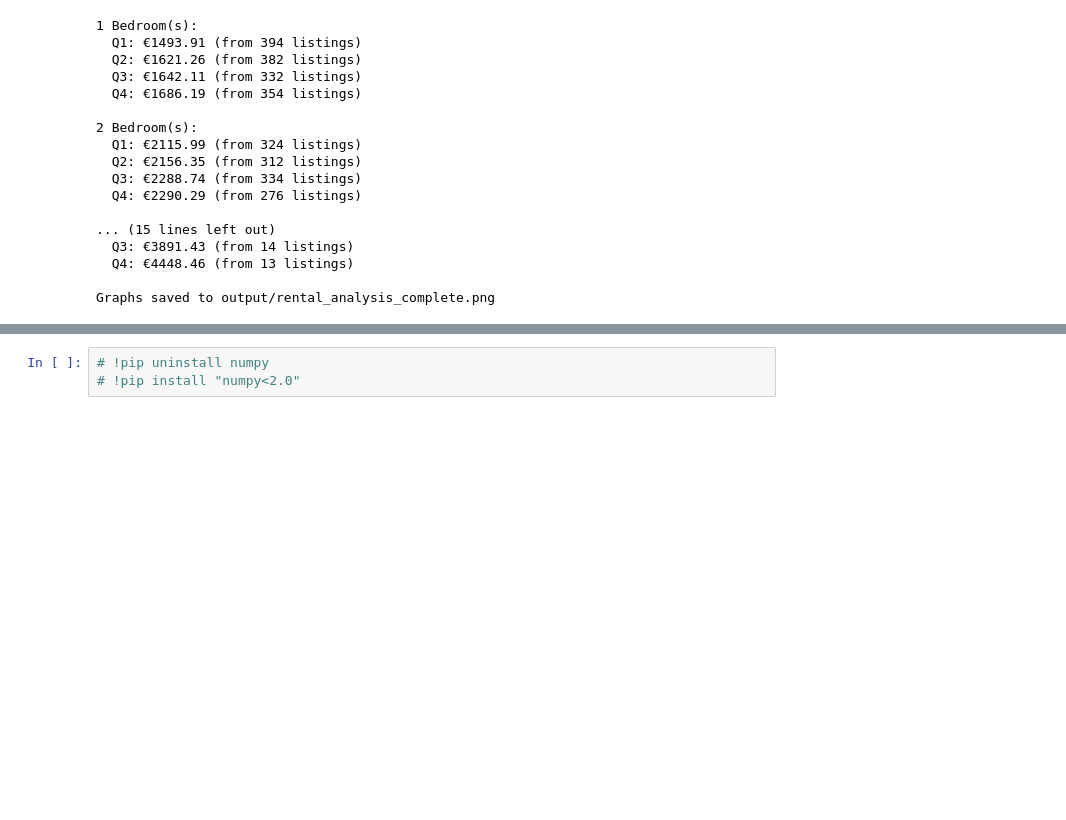
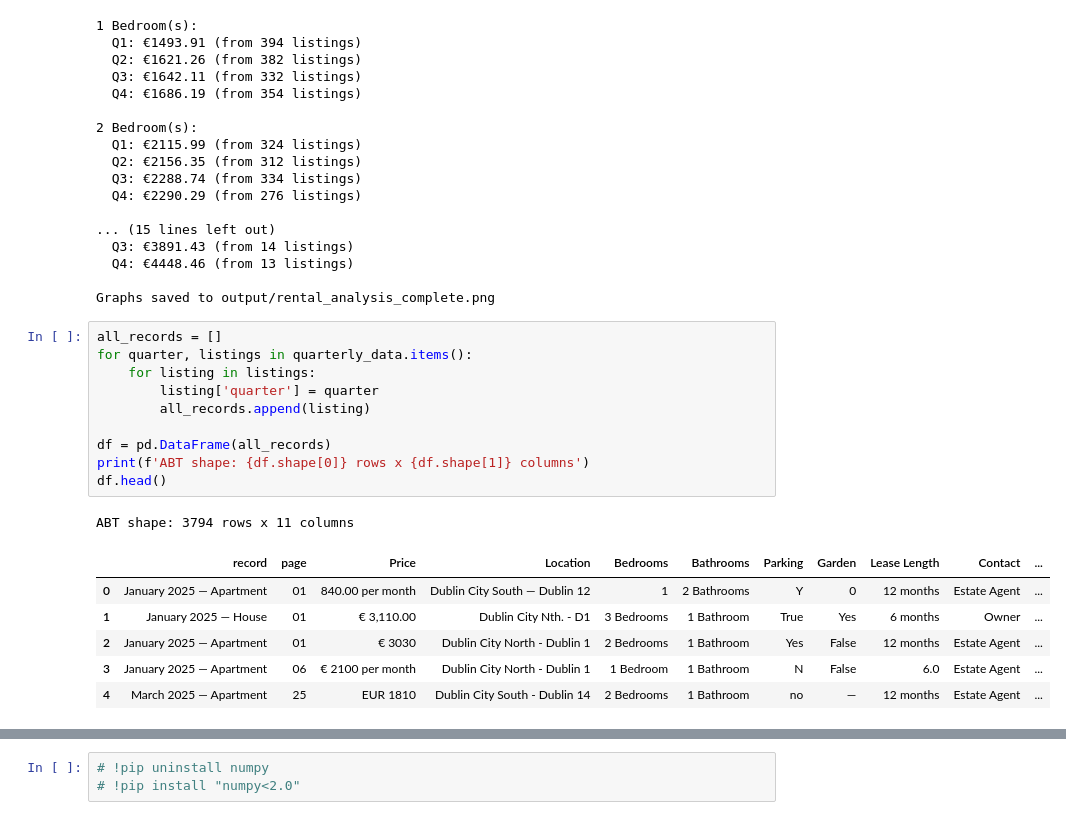
Before and after one commit to caolanmaguire/UCD-python-webscraping-assignment, a Jupyter notebook: Task2.ipynb, the cells around one changed output, grey strips where cells are left out. Cells and saved outputs as stored; diff of their text form; blank space fills up the shorter version.

```diff
--- a/Task2.ipynb
+++ b/Task2.ipynb
@@ -265,3 +267,21 @@ except ImportError as e:
   Q4: €4448.46 (from 13 listings)
 
 Graphs saved to output/rental_analysis_complete.png
+# %%
+all_records = []
+for quarter, listings in quarterly_data.items():
+    for listing in listings:
+        listing['quarter'] = quarter
+        all_records.append(listing)
+
+df = pd.DataFrame(all_records)
+print(f'ABT shape: {df.shape[0]} rows x {df.shape[1]} columns')
+df.head()
+# %% [output]
+ABT shape: 3794 rows x 11 columns
+|  | record | page | Price | Location | Bedrooms | Bathrooms | Parking | Garden | Lease Length | Contact | ... |
+| 0 | January 2025 — Apartment | 01 | 840.00 per month | Dublin City South — Dublin 12 | 1 | 2 Bathrooms | Y | 0 | 12 months | Estate Agent | ... |
+| 1 | January 2025 — House | 01 | € 3,110.00 | Dublin City Nth. - D1 | 3 Bedrooms | 1 Bathroom | True | Yes | 6 months | Owner | ... |
+| 2 | January 2025 — Apartment | 01 | € 3030 | Dublin City North - Dublin 1 | 2 Bedrooms | 1 Bathroom | Yes | False | 12 months | Estate Agent | ... |
+| 3 | January 2025 — Apartment | 06 | € 2100 per month | Dublin City North - Dublin 1 | 1 Bedroom | 1 Bathroom | N | False | 6.0 | Estate Agent | ... |
+| 4 | March 2025 — Apartment | 25 | EUR 1810 | Dublin City South - Dublin 14 | 2 Bedrooms | 1 Bathroom | no | — | 12 months | Estate Agent | ... |
```
Also changed, not shown: parts of 6 cells of this notebook, 1 other file.
